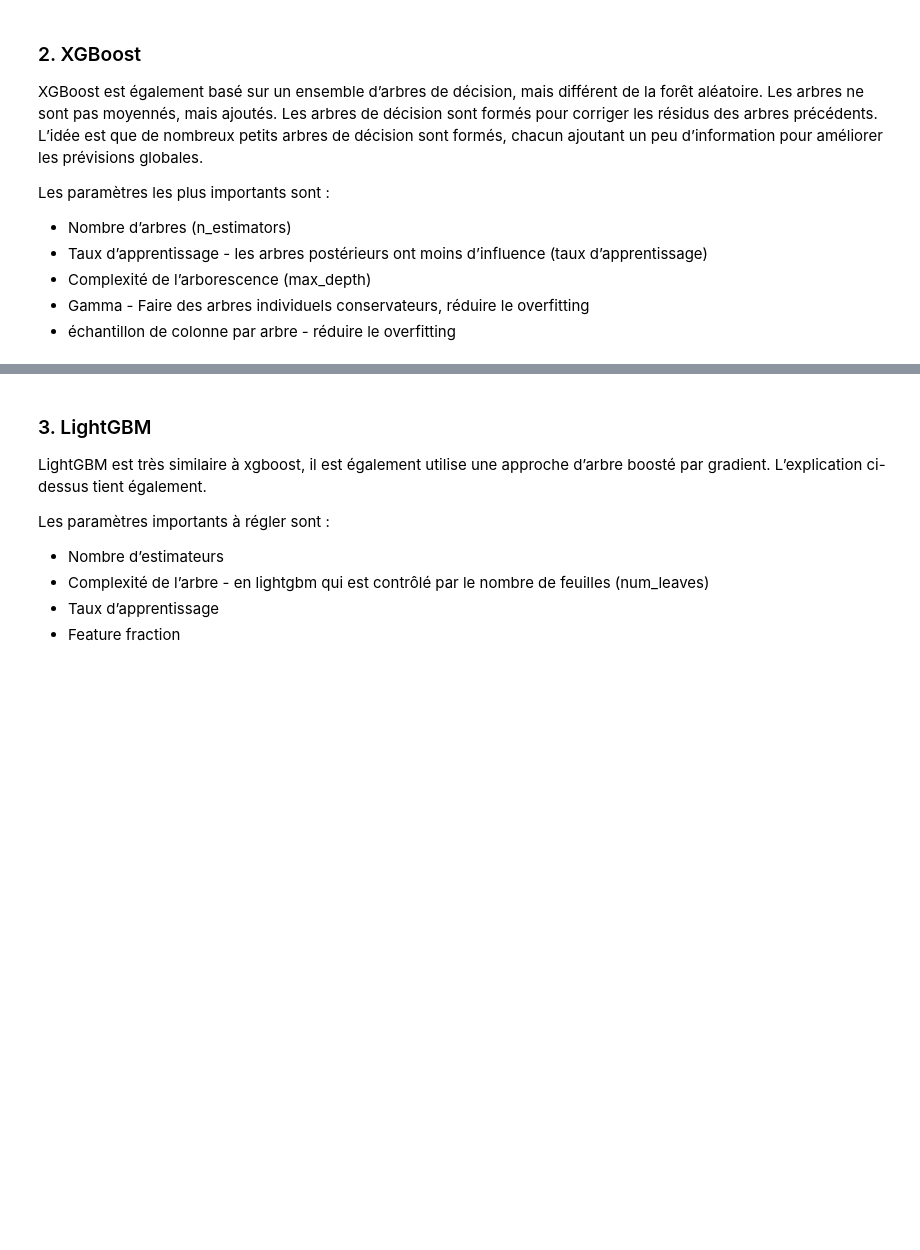
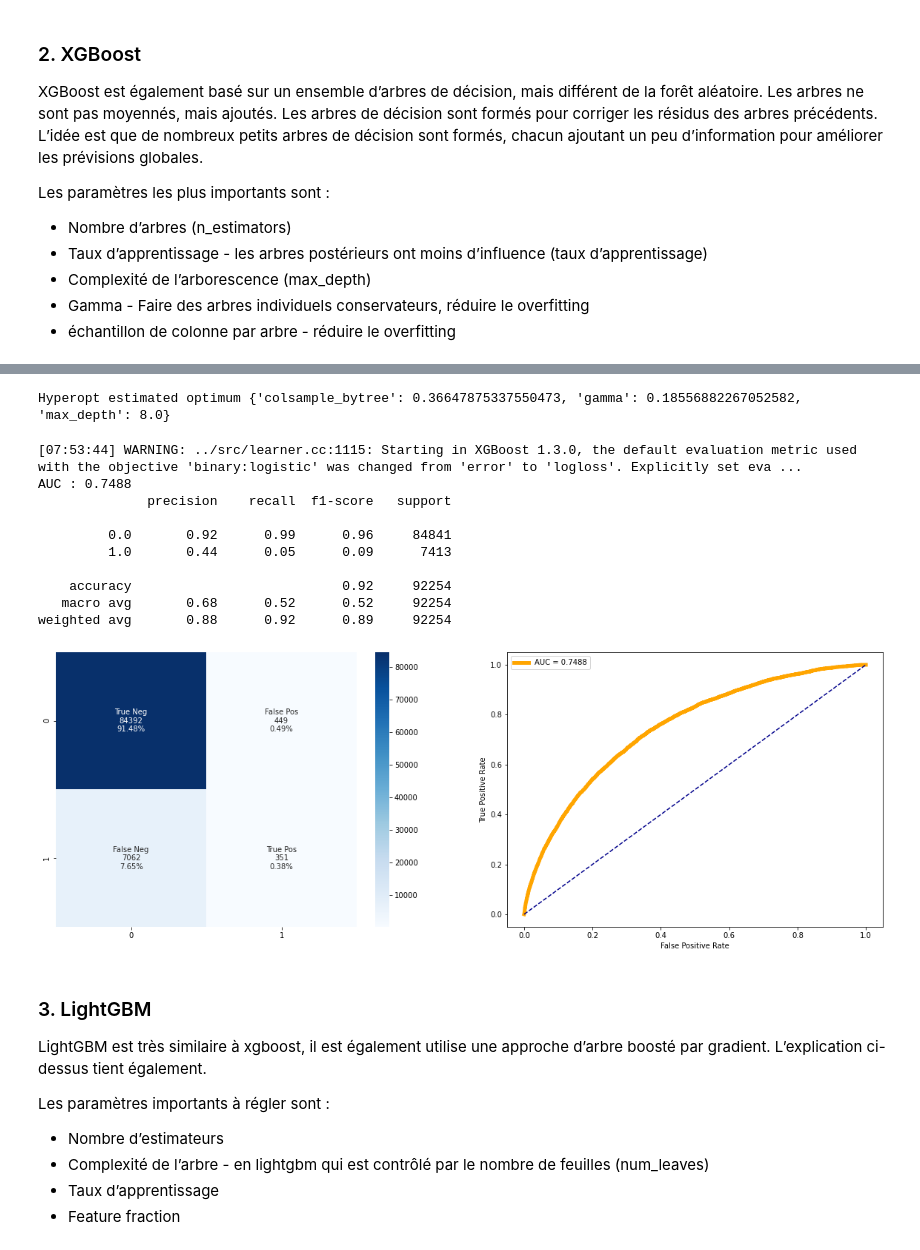
Before and after one commit to Soumaya-kh/scoring_model, a Jupyter notebook: P7_02_modelisation.ipynb, the cells around one changed output, grey strips where cells are left out. Saved outputs shown, nothing was run; the diff lists cells and outputs as text; code cells hidden in the pictures; blank space fills up the shorter version.

Commit message:
- Entrainement de tous les modèles avec hyperopt
- proposition d'une fonction coût métier
- recherche mes meilleurs hyperparamètres avec cette fonction objective

```diff
--- a/P7_02_modelisation.ipynb
+++ b/P7_02_modelisation.ipynb
@@ -316,12 +322,28 @@ best = fmin(
+# %%
+print("Hyperopt estimated optimum {}".format(best))
+# %% [output]
+Hyperopt estimated optimum {'colsample_bytree': 0.36647875337550473, 'gamma': 0.18556882267052582, 'max_depth': 8.0}
 # %%
-xgb_model = xgb.XGBClassifier(colsample_bytree= ..., gamma: ... , max_depth= ...)
+xgb_model = xgb.XGBClassifier(colsample_bytree= 0.36, gamma= 0.18 , max_depth= 8)
 xgb_model.fit(X=X_train_res,y=y_train_res)
 
 roc_auc = roc_auc_score(y_test, xgb_model.predict_proba(X_test)[:,1])
 print('AUC : %0.4f' %roc_auc)
 print(classification_report(y_test, xgb_model.predict(X_test)))
 
 Performance(xgb_model, y_test, xgb_model.predict(X_test), xgb_model.predict_proba(X_test)[:,1])
+# %% [output]
+[07:53:44] WARNING: ../src/learner.cc:1115: Starting in XGBoost 1.3.0, the default evaluation metric used with the objective 'binary:logistic' was changed from 'error' to 'logloss'. Explicitly set eva ...
+AUC : 0.7488
+              precision    recall  f1-score   support
+
+         0.0       0.92      0.99      0.96     84841
+         1.0       0.44      0.05      0.09      7413
+
+    accuracy                           0.92     92254
+   macro avg       0.68      0.52      0.52     92254
+weighted avg       0.88      0.92      0.89     92254
+[figure, added]
 # %% [markdown]
 ### 3. LightGBM
 
```
Also changed, not shown: parts of 36 cells of this notebook.
